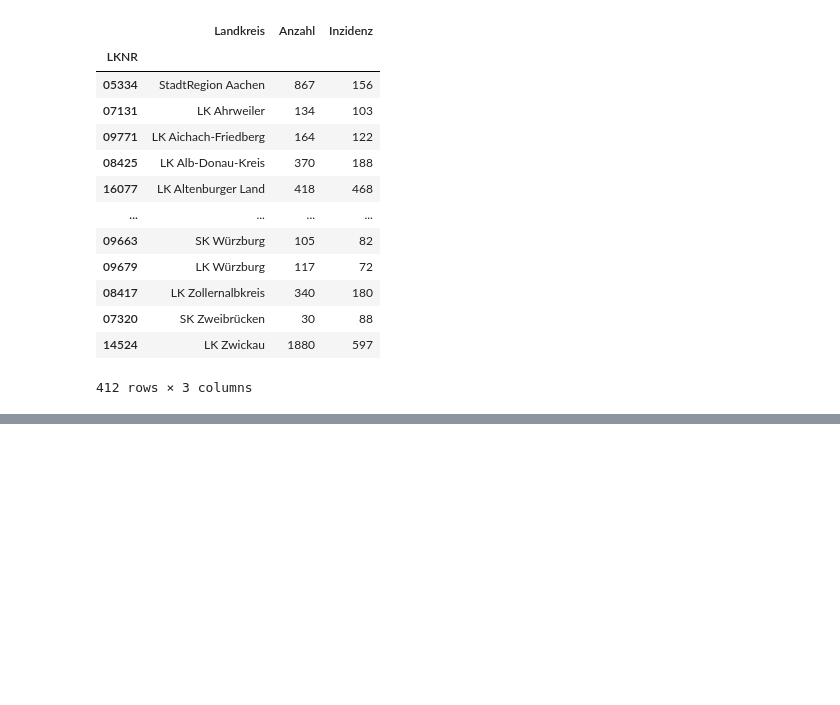
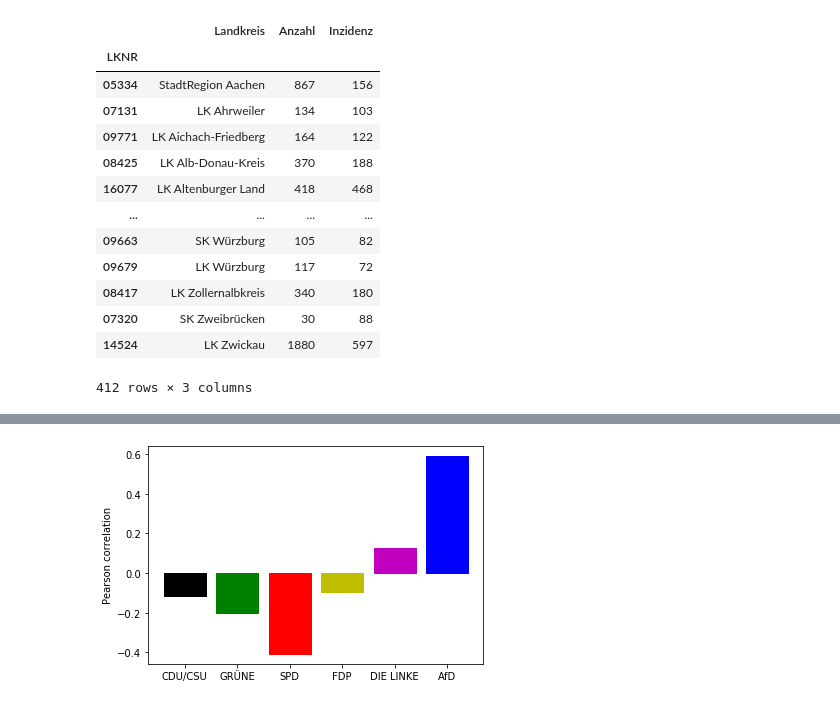
Before and after one commit to florianst/datascience_side, a Jupyter notebook: incidence_corr_afd.ipynb, the cells around one changed output, grey strips where cells are left out. Saved outputs shown, nothing was run; the diff lists cells and outputs as text; code cells hidden in the pictures; blank space fills up the shorter version.

```diff
--- a/incidence_corr_afd.ipynb
+++ b/incidence_corr_afd.ipynb
@@ -113,0 +119,10 @@ Pearson-Korrelation: 0.5887439357809356
+# %%
+barlist = plt.bar(*zip(*correlations.items()))
+i = 0
+for color in parties.values():
+    barlist[i].set_color(color)
+    i += 1
+plt.ylabel("Pearson correlation")
+plt.show()
+# %% [output]
+[figure, added]
```
Also changed, not shown: parts of 5 cells of this notebook.
